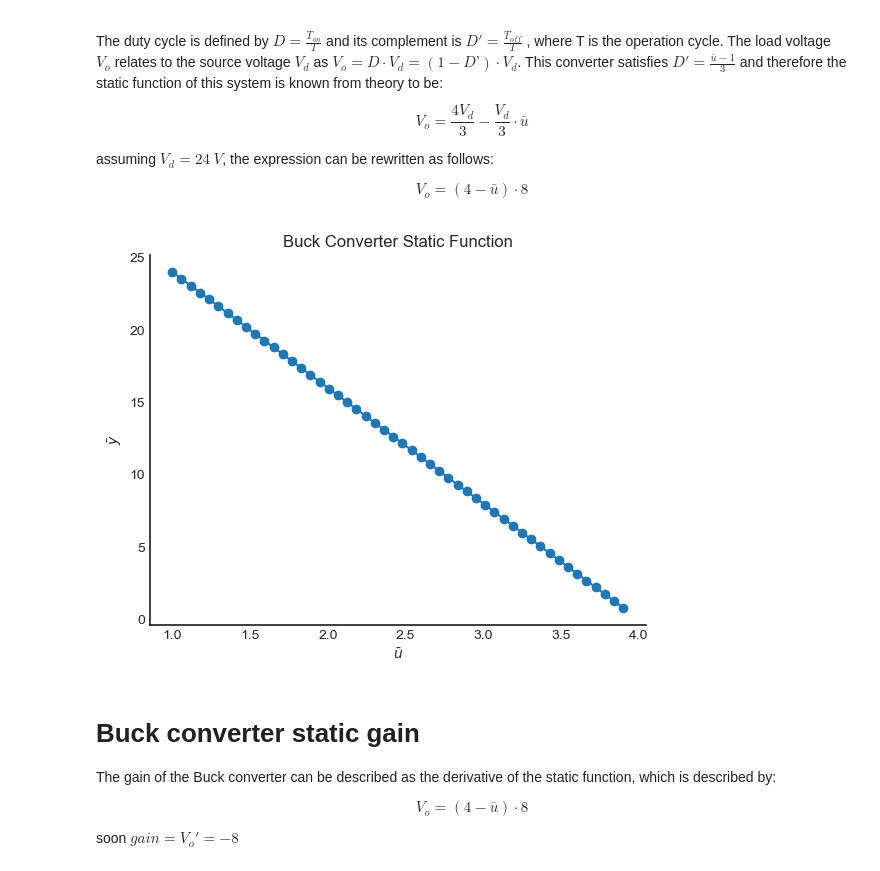
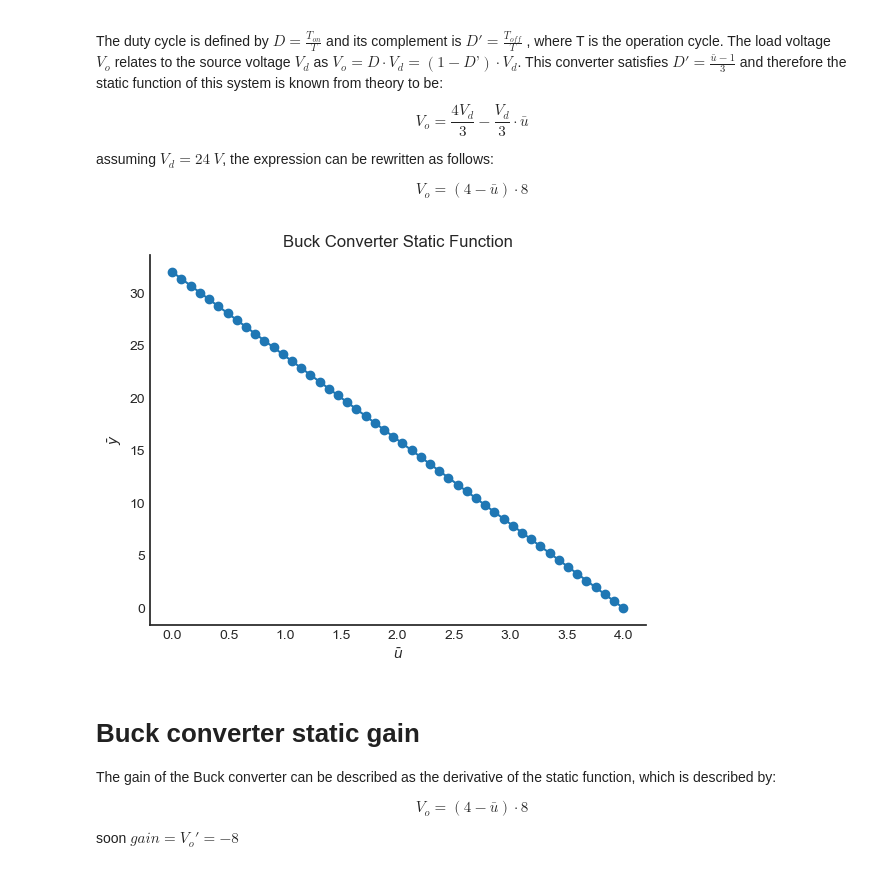
Before and after one commit to GabrielBuenoLeandro/Multiobjetive, a Jupyter notebook: conversor_buck.ipynb, the cells around one changed output. Cells and saved outputs as stored; diff of their text form; code cells hidden in the pictures.

```diff
--- a/conversor_buck.ipynb
+++ b/conversor_buck.ipynb
@@ -76,18 +76,18 @@ $$
 # %%
 # Static data
 Vd = 24
-Uo = np.linspace(1, 3.9, 50)
+Uo = np.linspace(0, 4, 50)
 Yo = (4-Uo)*Vd/3
 Uo = Uo.reshape(-1, 1)
 Yo = Yo.reshape(-1, 1)
 plt.figure(3)
 plt.title('Buck Converter Static Function')
 plt.xlabel('$\\bar{u}$')
 plt.ylabel('$\\bar{y}$')
 plt.plot(Uo, Yo, linewidth=1.5, linestyle='-', marker='o')
 plt.show()
 # %% [output]
-[figure, old version]
+[figure, new version]
 # %% [markdown]
 # Buck converter static gain
 
```
Also changed, not shown: parts of 29 cells of this notebook, 1 other file.
